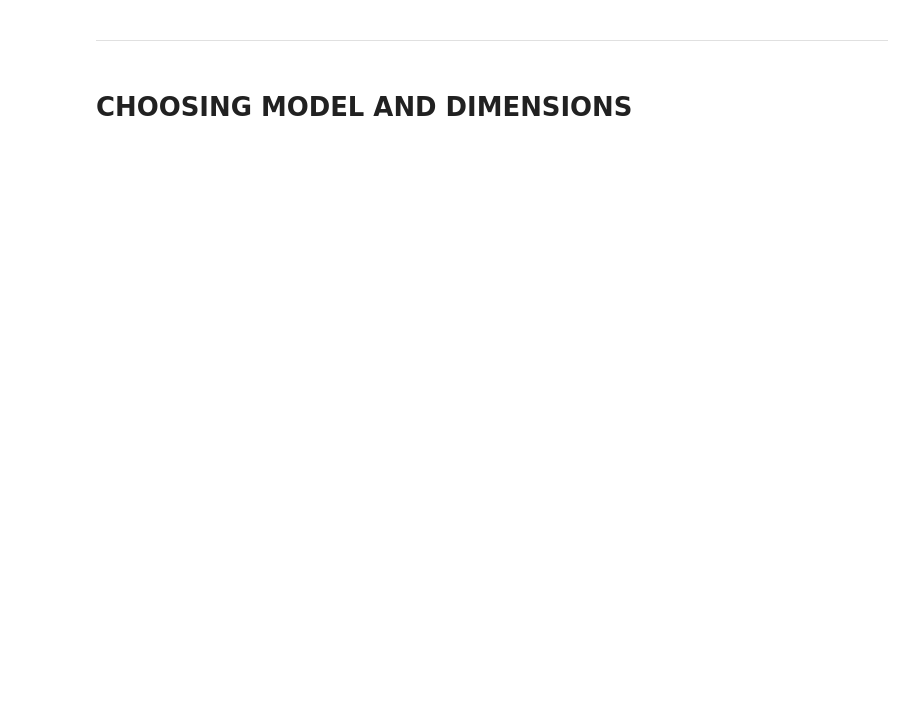
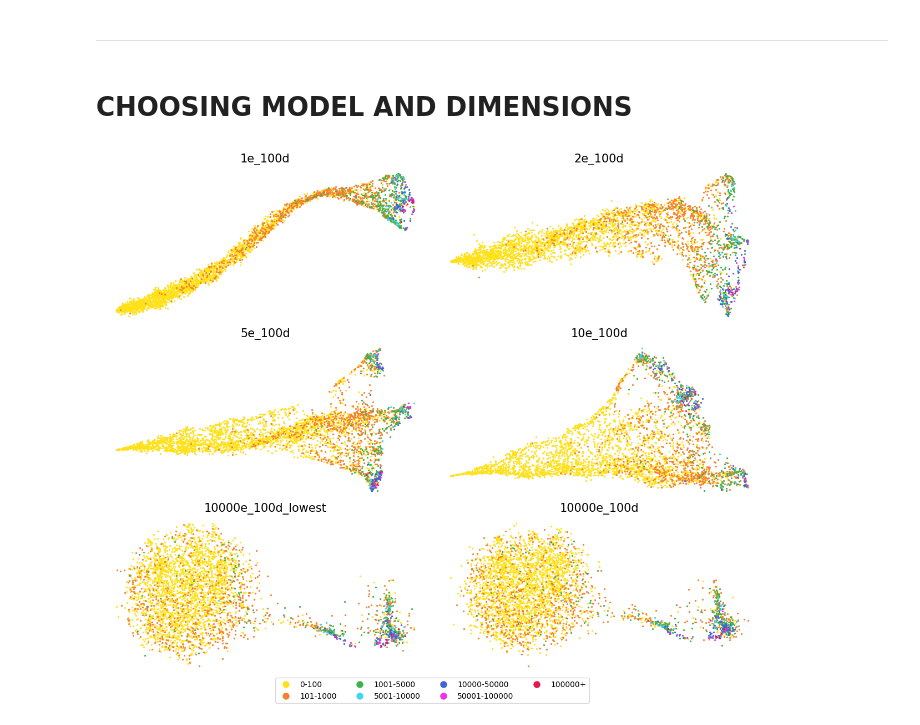
Before and after one commit to monicahardt/BachelorProject, a Jupyter notebook: Notebooks/data_analysis_count.ipynb, the cells around one changed output. Saved outputs shown, nothing was run; the diff lists cells and outputs as text; code cells hidden in the pictures; blank space fills up the shorter version.

```diff
--- a/Notebooks/data_analysis_count.ipynb
+++ b/Notebooks/data_analysis_count.ipynb
@@ -217,0 +246,53 @@ proj_2000_100 = embedding_2000_100.fit_transform(X3, init="pca")
+# %%
+# Define color palette for zip codes
+count_colors = {}  # Dictionary to map zip codes to colors
+unique_count_codes = sorted(counts_to_labels.keys())
+num_colors = len(unique_count_codes) #change this
+#color_palette = plt.cm.get_cmap('tab20', num_colors)  # Choose a colormap
+color_palette = ['#ffe119', '#f58231', '#3cb44b', '#42d4f4', '#4363d8', '#f032e6', '#e6194b']
+#print("number of unique zips: ", num_colors)
+
+for idx, count_code in enumerate(unique_count_codes):
+    count_colors[count_code] = color_palette[idx]
+
+# Create the plots
+fig, ax = plt.subplots(3, 2, figsize=(12, 10), layout='constrained')
+xs = [proj_1_100, proj_2_100, proj_5_100, proj_10_100, proj_10000_100_lowest, proj_10000_100]  # Use xs to select different dimensionality reduction results
+ts = ["1e_100d", "2e_100d", "5e_100d","10e_100d", "10000e_100d_lowest", "10000e_100d"]
+s = 0
+
+for row in ax:
+    for col in row:
+        col.set_title(ts[s], fontsize=15)
+
+        for current_count_code in unique_count_codes:
+            relevant_addresses = []
+            for address, count_code in address_cluster_count.items():
+                if address in journey_ids:
+                    if current_count_code == count_code:
+                        relevant_addresses.append(address)
+
+            relevant_journeys_count = [journey_id for journey_id in relevant_addresses]
+            col.scatter(
+                [xs[s][journey_idx[journey_id]][0] for journey_id in relevant_journeys_count],
+                [xs[s][journey_idx[journey_id]][1] for journey_id in relevant_journeys_count],
+                lw=0.1, s=5, label=current_count_code, c=count_colors[current_count_code]
+            )
+        #  # Add labels to stations makes it impossible to read
+        #     for journey_id in relevant_journeys_zip:
+        #         x_coord = xs[s][journey_idx[journey_id]][0]
+        #         y_coord = xs[s][journey_idx[journey_id]][1]
+        #         col.text(x_coord, y_coord, journey_id, fontsize=8)  # Adjust fontsize as needed
+
+        s += 1
+        col.axis('off')
+
+# Custom legend
+handles = [plt.Line2D([0], [0], marker='o', color='w', markersize=10, markerfacecolor=count_colors[count_code], label=counts_to_labels[count_code]) for count_code in unique_count_codes]
+#plt.legend(handles=handles, title='Counts', loc='upper left')
+fig.legend(handles= handles, loc="outside lower center", ncol=4)
+
+#fig.tight_layout()
+plt.show()
+# %% [output]
+[figure, added]
```
Also changed, not shown: parts of 20 cells of this notebook, 8 other files.
